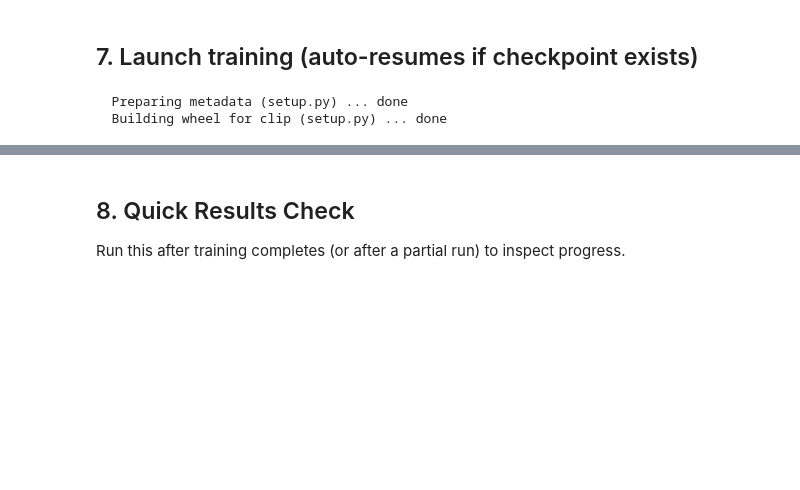
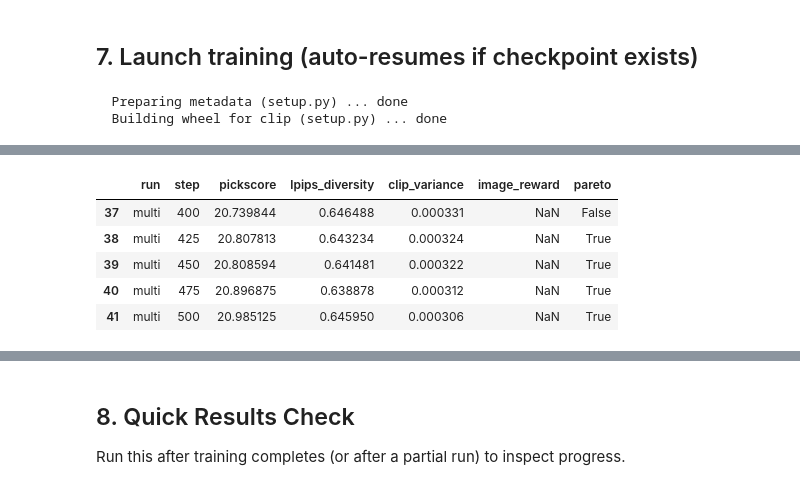
Before and after one commit to alimurtaza0411/ddpo, a Jupyter notebook: notebooks/train_on_colab.ipynb, the cells around one changed output, grey strips where cells are left out. Cells and saved outputs as stored; diff of their text form; code cells hidden in the pictures; blank space fills up the shorter version.

```diff
--- a/notebooks/train_on_colab.ipynb
+++ b/notebooks/train_on_colab.ipynb
@@ -196,0 +203,13 @@ Training will AUTO-RESUME from step_00200.
+# %%
+import pandas as pd
+
+csv_path = "/content/drive/MyDrive/ddpo_comparisons/baseline_vs_multi/run_comparison.csv"
+df = pd.read_csv(csv_path)
+df.tail()
+# %% [output]
+|  | run | step | pickscore | lpips_diversity | clip_variance | image_reward | pareto |
+| 37 | multi | 400 | 20.739844 | 0.646488 | 0.000331 | NaN | False |
+| 38 | multi | 425 | 20.807813 | 0.643234 | 0.000324 | NaN | True |
+| 39 | multi | 450 | 20.808594 | 0.641481 | 0.000322 | NaN | True |
+| 40 | multi | 475 | 20.896875 | 0.638878 | 0.000312 | NaN | True |
+| 41 | multi | 500 | 20.985125 | 0.645950 | 0.000306 | NaN | True |
```
Also changed, not shown: parts of 7 cells of this notebook.
